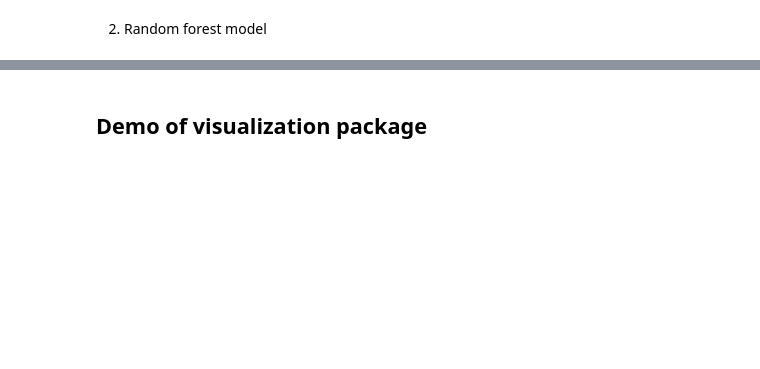
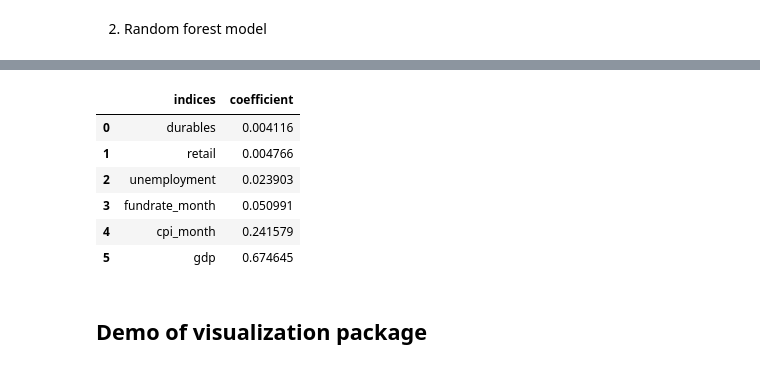
Before and after one commit to Amethyst1016/DATA534_Project, a Jupyter notebook: demo.ipynb, the cells around one changed output, grey strips where cells are left out. Cells and saved outputs as stored; diff of their text form; code cells hidden in the pictures; blank space fills up the shorter version.

```diff
--- a/demo.ipynb
+++ b/demo.ipynb
@@ -272,3 +265,13 @@ rf_SP500.get_summary()
+# %%
+rf_SP500.get_parameters()
+# %% [output]
+|  | indices | coefficient |
+| 0 | durables | 0.004116 |
+| 1 | retail | 0.004766 |
+| 2 | unemployment | 0.023903 |
+| 3 | fundrate_month | 0.050991 |
+| 4 | cpi_month | 0.241579 |
+| 5 | gdp | 0.674645 |
 # %% [markdown]
 ## Demo of visualization package
 # %%
```
Also changed, not shown: parts of 7 cells of this notebook, 1 other file.
